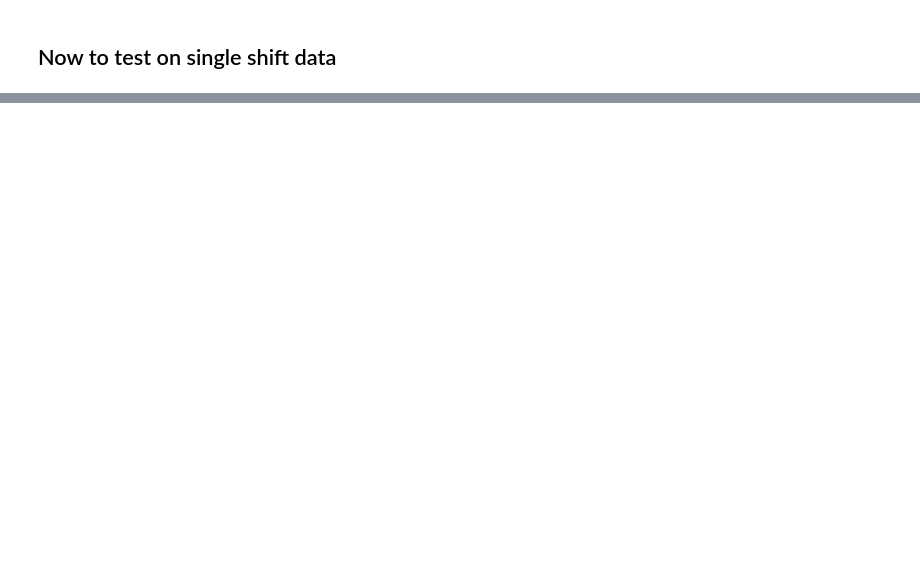
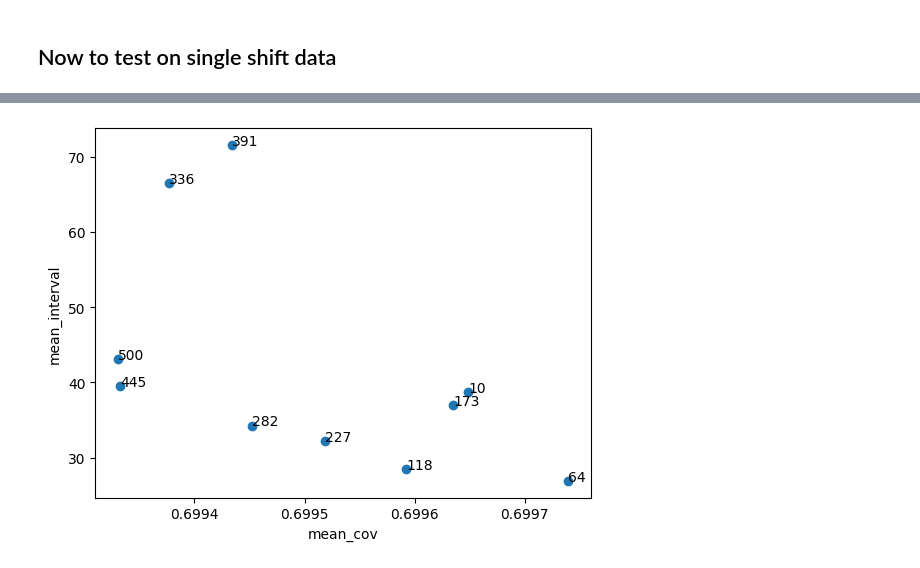
Before and after one commit to chrisjwheeler/ConformalProject, a Jupyter notebook: Adapted_Conformal_Prediction/DtACI_comparison_with_different_lookback.ipynb, the cells around one changed output, grey strips where cells are left out. Cells and saved outputs as stored; diff of their text form; code cells hidden in the pictures; blank space fills up the shorter version.

```diff
--- a/Adapted_Conformal_Prediction/DtACI_comparison_with_different_lookback.ipynb
+++ b/Adapted_Conformal_Prediction/DtACI_comparison_with_different_lookback.ipynb
@@ -106,0 +153,4 @@ dt_data_as_dependent(random_data)
+# %%
+dt_data_as_dependent_aci(random_data_p, gamma=0.1)
+# %% [output]
+[figure, added]
```
Also changed, not shown: parts of 10 cells of this notebook, 8 other files.
